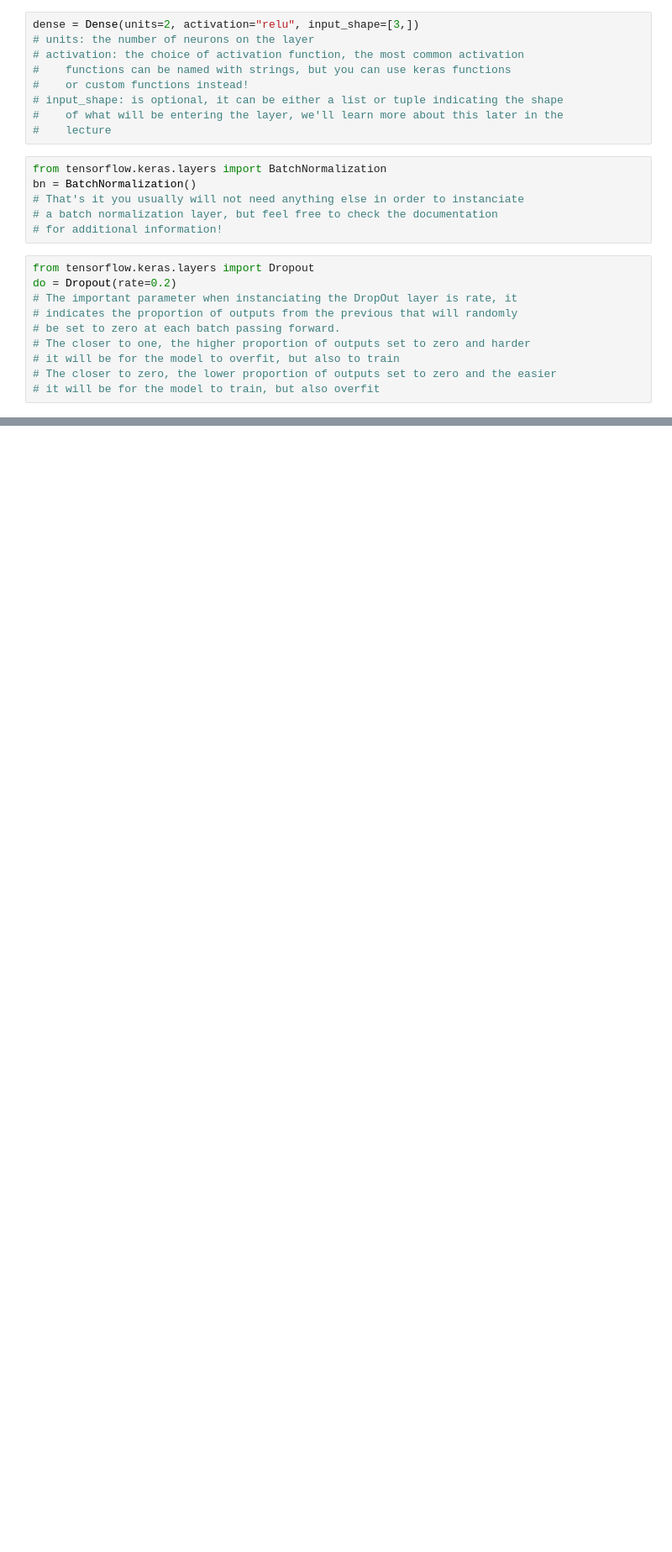
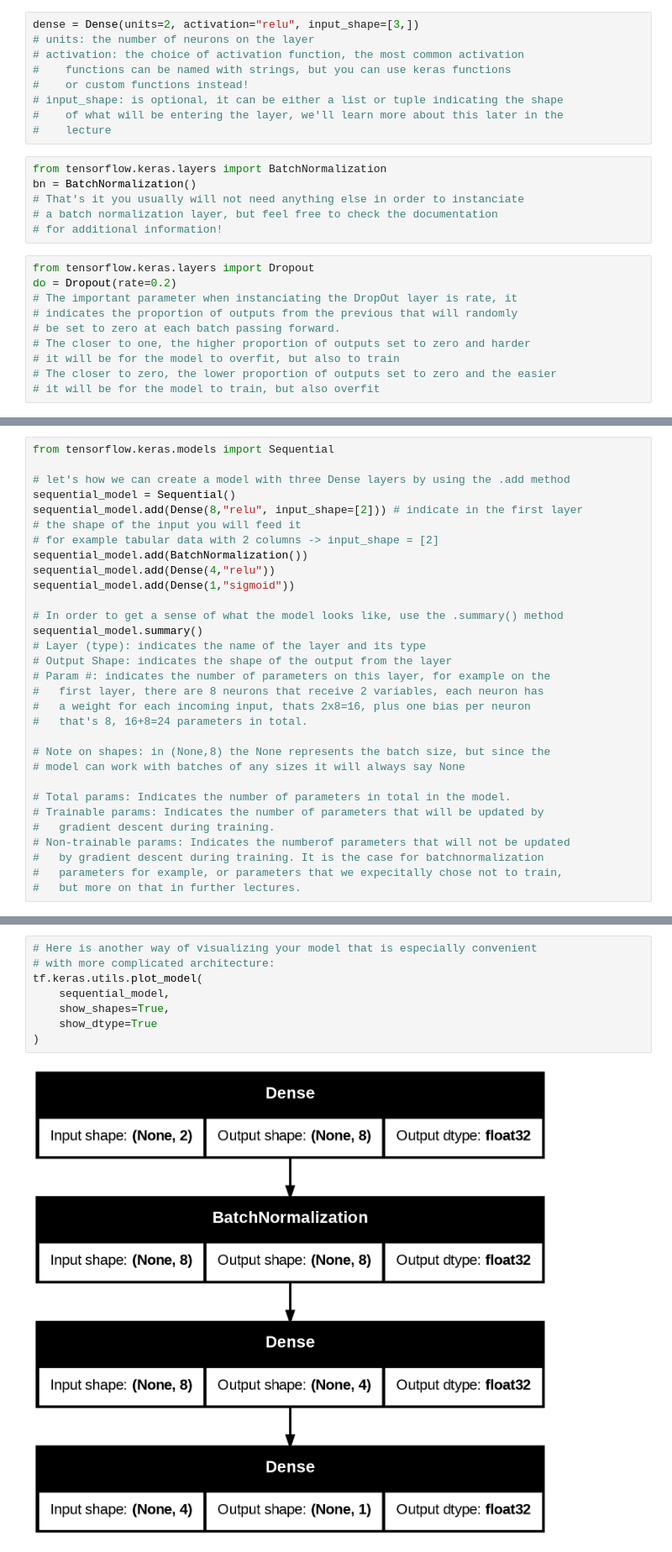
Before and after one commit to msche81/2-Jedha_Fullstack, a Jupyter notebook: 8_deep_learning/2_Neural_Networks/1-4_Introduction_to_tensorflow.ipynb, the cells around one changed output, grey strips where cells are left out. Shown at 84% size. Saved outputs shown, nothing was run; the diff lists cells and outputs as text; blank space fills up the shorter version.

Commit message:
tensorflow

```diff
--- a/8_deep_learning/2_Neural_Networks/1-4_Introduction_to_tensorflow.ipynb
+++ b/8_deep_learning/2_Neural_Networks/1-4_Introduction_to_tensorflow.ipynb
@@ -29,0 +116,31 @@ do = Dropout(rate=0.2)
+# %%
+from tensorflow.keras.models import Sequential
+
+# let's how we can create a model with three Dense layers by using the .add method
+sequential_model = Sequential()
+sequential_model.add(Dense(8,"relu", input_shape=[2])) # indicate in the first layer
+# the shape of the input you will feed it
+# for example tabular data with 2 columns -> input_shape = [2]
+sequential_model.add(BatchNormalization())
+sequential_model.add(Dense(4,"relu"))
+sequential_model.add(Dense(1,"sigmoid"))
+
+# In order to get a sense of what the model looks like, use the .summary() method
+sequential_model.summary()
+# Layer (type): indicates the name of the layer and its type
+# Output Shape: indicates the shape of the output from the layer
+# Param #: indicates the number of parameters on this layer, for example on the
+#   first layer, there are 8 neurons that receive 2 variables, each neuron has
+#   a weight for each incoming input, thats 2x8=16, plus one bias per neuron
+#   that's 8, 16+8=24 parameters in total.
+
+# Note on shapes: in (None,8) the None represents the batch size, but since the
+# model can work with batches of any sizes it will always say None
+
+# Total params: Indicates the number of parameters in total in the model.
+# Trainable params: Indicates the number of parameters that will be updated by
+#   gradient descent during training.
+# Non-trainable params: Indicates the numberof parameters that will not be updated
+#   by gradient descent during training. It is the case for batchnormalization
+#   parameters for example, or parameters that we expecitally chose not to train,
+#   but more on that in further lectures.
@@ -29,0 +196,10 @@ do = Dropout(rate=0.2)
+# %%
+# Here is another way of visualizing your model that is especially convenient
+# with more complicated architecture:
+tf.keras.utils.plot_model(
+    sequential_model,
+    show_shapes=True,
+    show_dtype=True
+)
+# %% [output]
+[figure, added]
```
Also changed, not shown: parts of 33 cells of this notebook, 2 other files.
